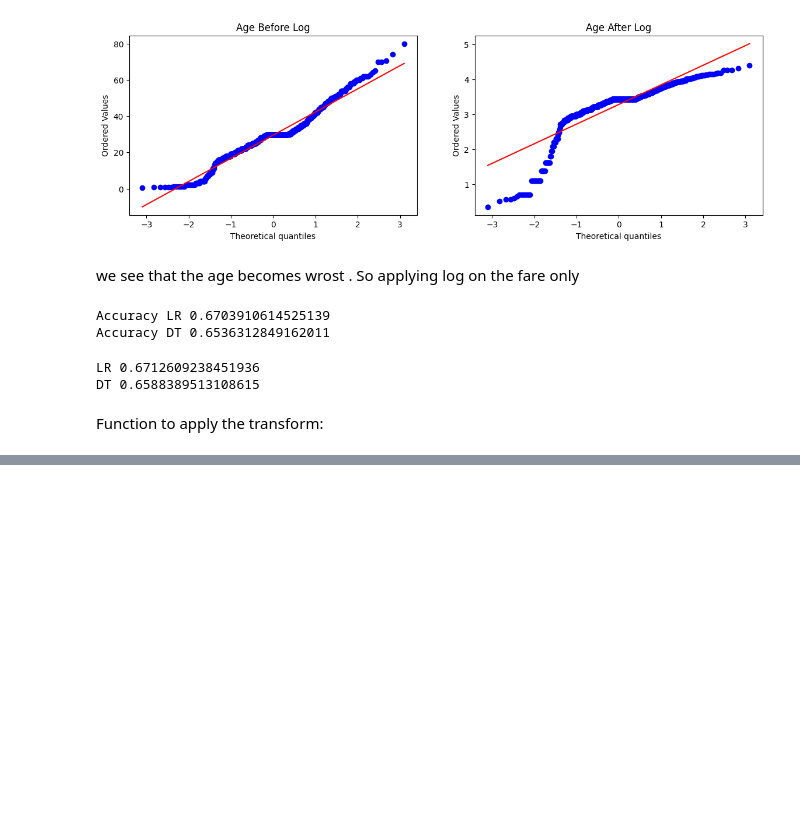
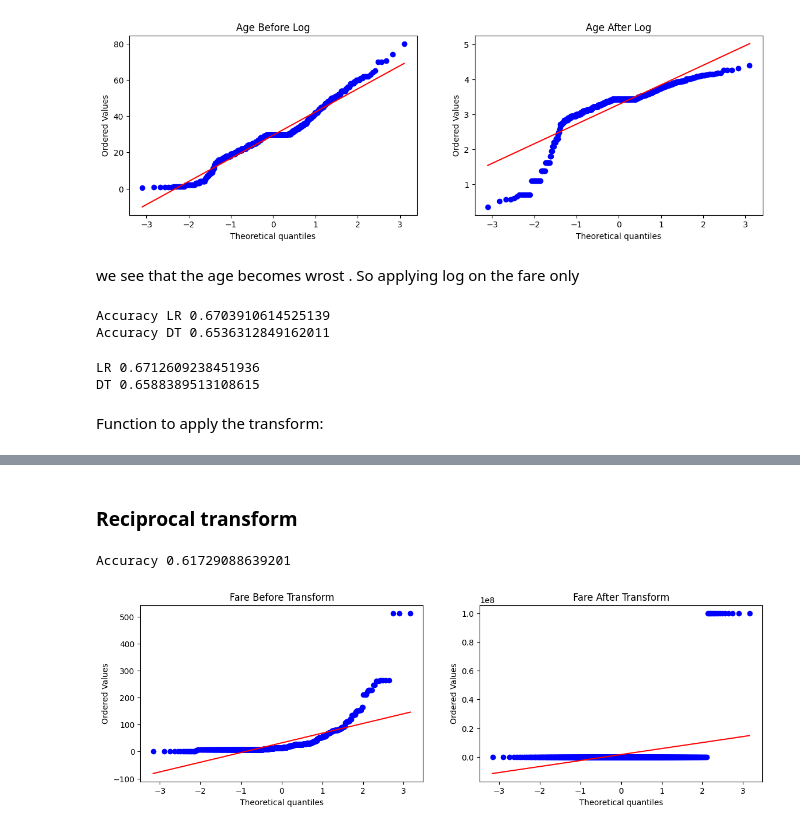
Before and after one commit to Foolmannn/ml-learnings, a Jupyter notebook: 5FeatureEngineering/Mathematical_Transformations/function_transformer.ipynb, the cells around one changed output, grey strips where cells are left out. Cells and saved outputs as stored; diff of their text form; code cells hidden in the pictures; blank space fills up the shorter version.

```diff
--- a/5FeatureEngineering/Mathematical_Transformations/function_transformer.ipynb
+++ b/5FeatureEngineering/Mathematical_Transformations/function_transformer.ipynb
@@ -251,0 +267,8 @@ Accuracy 0.6195131086142323
+# %% [markdown]
+### Reciprocal transform
+# %%
+# apply_transform(lambda x: 1/x) error as there might be some 0
+apply_transform(lambda x: 1/(x+0.00000001))
+# %% [output]
+Accuracy 0.61729088639201
+[figure, added]
```
Also changed, not shown: parts of 8 cells of this notebook.
